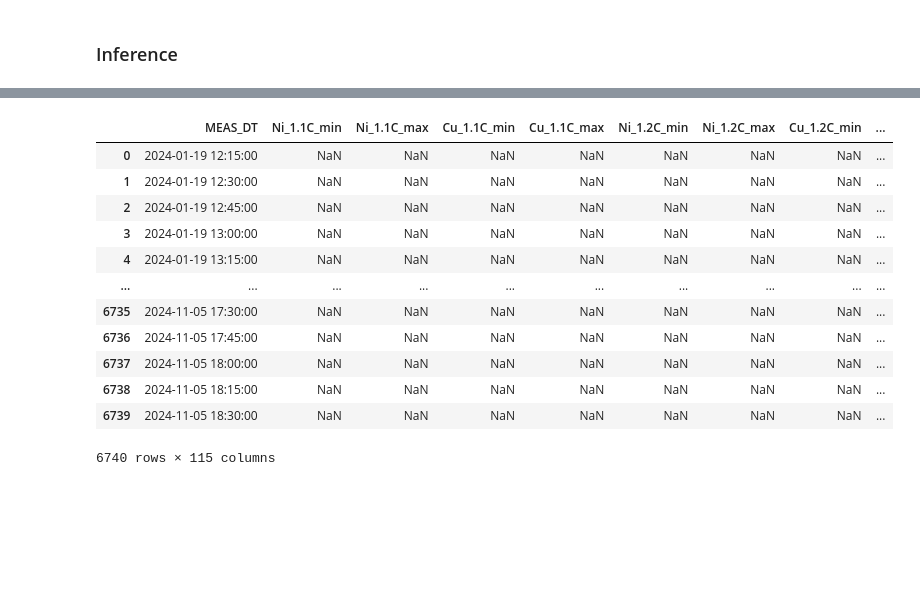
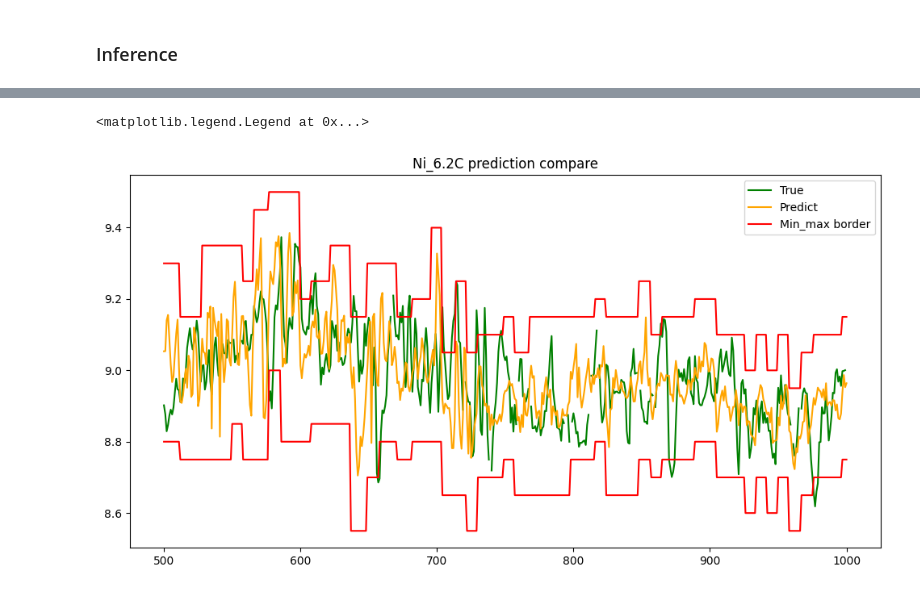
Before and after one commit to bestetc/flotation_hack, a Jupyter notebook: step_model.ipynb, the cells around one changed output, grey strips where cells are left out. Cells and saved outputs as stored; diff of their text form; code cells hidden in the pictures; blank space fills up the shorter version.

```diff
--- a/step_model.ipynb
+++ b/step_model.ipynb
@@ -369,29 +284,0 @@ Index(['MEAS_DT', 'Ni_1.1C_min', 'Ni_1.1C_max', 'Cu_1.1C_min', 'Cu_1.1C_max',
-# %%
-col = predictions_df.columns[5]
-window_size=8
-cur_treshold=.01
-full_df = test_df.merge(predictions_df, on='MEAS_DT')
-
-data = full_df[col]
-err = rmse[col]
-cur_min = data[:window_size].min()
-cur_max = data[:window_size].max()
-
-splitter = DecisionTreeRegressor(min_samples_leaf=window_size).fit(np.arange(data.shape[0]).reshape(-1, 1), data.to_numpy().reshape(-1, 1))
-predict = splitter.predict(np.arange(data.shape[0]).reshape(-1, 1))
-
-cur_predict = predict[0] // cur_treshold * cur_treshold
-min_arr = np.zeros_like(data)
-max_arr = np.zeros_like(data)
-cur_gap = ((data[:window_size].std() + err) // cur_treshold + 1) * cur_treshold
-for i, num in enumerate(predict):
-    if abs(num - cur_predict) < cur_treshold:
-        predict[i] = cur_predict
-    else:
-        cur_predict = predict[i] // cur_treshold * cur_treshold
-        predict[i] = cur_predict
-        cur_gap = ((data[i:i + window_size].std() + err) // cur_treshold + 1) * cur_treshold
-    min_arr[i] = predict[i] - cur_gap
-    max_arr[i] = predict[i] + cur_gap
-full_df[f'{col}_min'] = min_arr
-full_df[f'{col}_max'] = max_arr
@@ -444,16 +285,13 @@ test_data_df = pd.concat([test_df, df], join='inner', axis=1)
-# %%
-test_data_df
-# %% [output]
-|  | MEAS_DT | Ni_1.1C_min | Ni_1.1C_max | Cu_1.1C_min | Cu_1.1C_max | Ni_1.2C_min | Ni_1.2C_max | Cu_1.2C_min | ... |
-| 0 | 2024-01-19 12:15:00 | NaN | NaN | NaN | NaN | NaN | NaN | NaN | ... |
-| 1 | 2024-01-19 12:30:00 | NaN | NaN | NaN | NaN | NaN | NaN | NaN | ... |
-| 2 | 2024-01-19 12:45:00 | NaN | NaN | NaN | NaN | NaN | NaN | NaN | ... |
-| 3 | 2024-01-19 13:00:00 | NaN | NaN | NaN | NaN | NaN | NaN | NaN | ... |
-| 4 | 2024-01-19 13:15:00 | NaN | NaN | NaN | NaN | NaN | NaN | NaN | ... |
-| ... | ... | ... | ... | ... | ... | ... | ... | ... | ... |
-| 6735 | 2024-11-05 17:30:00 | NaN | NaN | NaN | NaN | NaN | NaN | NaN | ... |
-| 6736 | 2024-11-05 17:45:00 | NaN | NaN | NaN | NaN | NaN | NaN | NaN | ... |
-| 6737 | 2024-11-05 18:00:00 | NaN | NaN | NaN | NaN | NaN | NaN | NaN | ... |
-| 6738 | 2024-11-05 18:15:00 | NaN | NaN | NaN | NaN | NaN | NaN | NaN | ... |
-| 6739 | 2024-11-05 18:30:00 | NaN | NaN | NaN | NaN | NaN | NaN | NaN | ... |
-6740 rows × 115 columns
+# %%
+col = "Ni_6.2C"
+
+plt.figure(figsize=(12, 6))
+plt.plot(full_df.merge(df, on='MEAS_DT')[f"{col}_y"][500:1000], c="green", label="True")
+plt.plot(full_df.loc[500:1000, f"{col}"], c="orange", label="Predict")
+plt.plot(result_df.loc[500:1000, f"{col}_min"], c="red", label="Min_max border")
+plt.plot(result_df.loc[500:1000, f"{col}_max"], c="red")
+plt.title(f"{col} prediction compare")
+plt.legend()
+# %% [output]
+<matplotlib.legend.Legend at 0x...>
+[figure, added]
```
Also changed, not shown: parts of 25 cells of this notebook, 2 other files.
